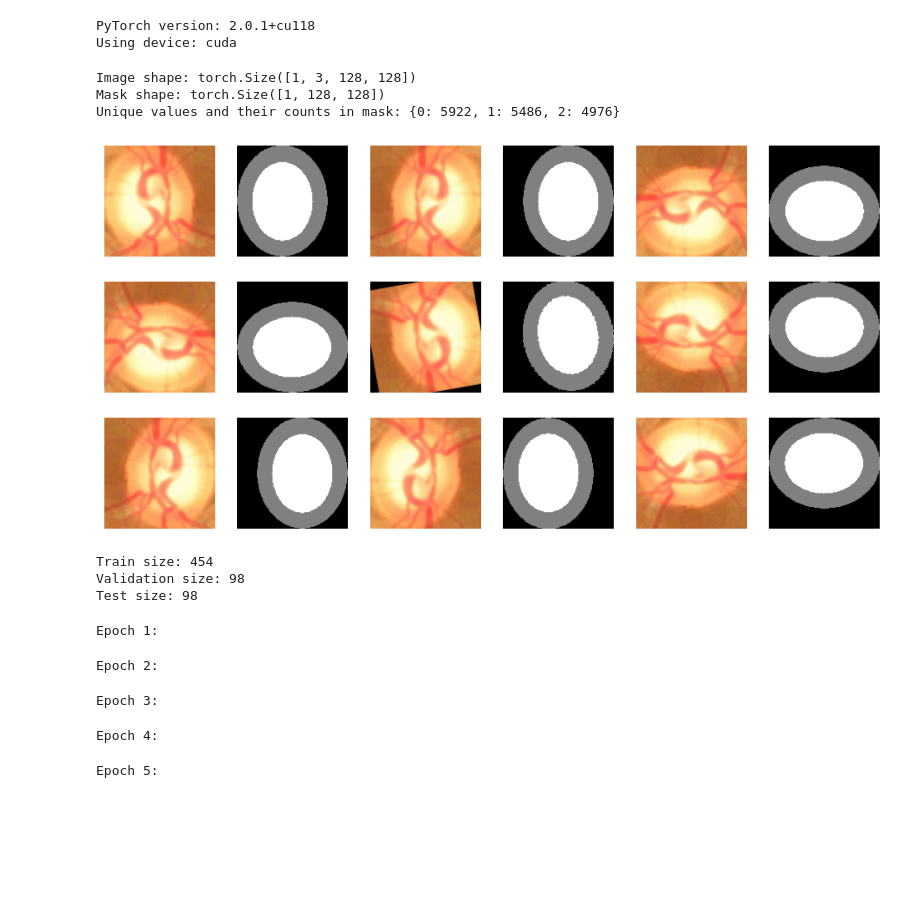
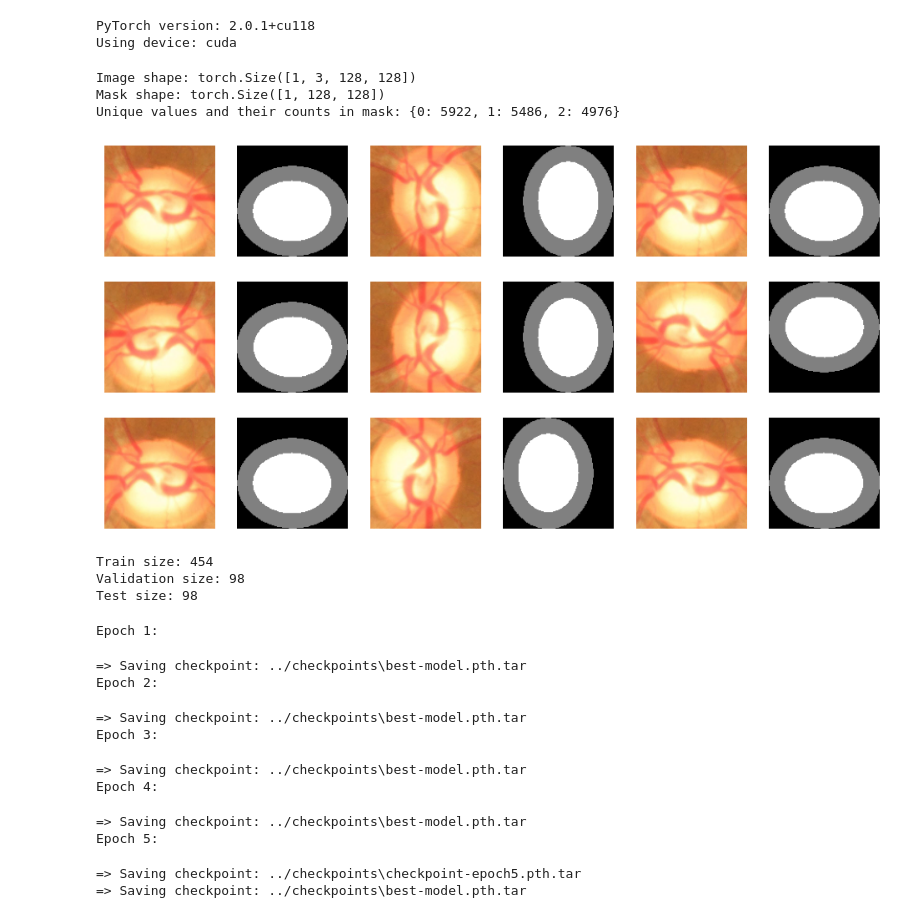
Before and after one commit to AkosKappel/DP-GlaucomaSegmentation, a Jupyter notebook: training/basic_unet.ipynb, the cells around one changed output. Drawn from its saved outputs; the diff is of its cells as text; code cells hidden in the pictures; blank space fills up the shorter version.

Commit message:
add early stopping and checkpoints

```diff
--- a/training/basic_unet.ipynb
+++ b/training/basic_unet.ipynb
@@ -19,15 +20,21 @@ from utils.metrics import *
 # %%
 IMAGE_DIR = '../data/ORIGA/Images_Cropped'
 MASK_DIR = '../data/ORIGA/Masks_Cropped'
-IMAGE_HEIGHT = 128
-IMAGE_WIDTH = 128
+IMAGE_HEIGHT, IMAGE_WIDTH = 128, 128
 BATCH_SIZE = 4
 LEARNING_RATE = 1e-4
 EPOCHS = 5
+LAYERS = [32, 64, 128, 256]
 DEVICE = 'cuda' if torch.cuda.is_available() else 'cpu'
-LOAD_MODEL = False
 PIN_MEMORY = True if DEVICE == 'cuda' else False
+LOAD_MODEL = ''
 USE_WANDB = False
+
+CLASS_LABELS = {
+    0: 'Background',
+    1: 'Optic Disc',
+    2: 'Optic Cup',
+}
 
 print(f'PyTorch version: {torch.__version__}')
 print(f'Using device: {DEVICE}')
@@ -49,39 +60,41 @@ if USE_WANDB:
 # %%
 example_ds = OrigaDataset(IMAGE_DIR, MASK_DIR, os.listdir(IMAGE_DIR)[:1], A.Compose([
     A.Resize(height=IMAGE_HEIGHT, width=IMAGE_WIDTH),
     A.HorizontalFlip(p=0.5),
     A.VerticalFlip(p=0.5),
     A.RandomRotate90(p=1.0),  # rotate by 0, 90, 180, or 270 degrees
-    A.Rotate(limit=30, p=0.33, border_mode=cv.BORDER_CONSTANT),
-    A.Normalize(mean=[0.0, 0.0, 0.0], std=[1.0, 1.0, 1.0]),
+    # A.Rotate(limit=30, p=0.33, border_mode=cv.BORDER_CONSTANT),
+    # A.Normalize(mean=[0.0, 0.0, 0.0], std=[1.0, 1.0, 1.0]),
     ToTensorV2(),
 ]))
 example_loader = DataLoader(example_ds, batch_size=1, shuffle=True)
 
 example_image, example_mask = next(iter(example_loader))
 print(f'Image shape: {example_image.shape}')
 print(f'Mask shape: {example_mask.shape}')
 
 unique, counts = np.unique(example_mask, return_counts=True)
 print(f'Unique values and their counts in mask: {dict(zip(unique, counts))}')
 
 # Plot example augmented images and masks
 fig, ax = plt.subplots(3, 6, figsize=(12, 6))
 ax = ax.ravel()
 for i in range(0, 3 * 6, 2):
-    image, mask = next(iter(example_loader))
-    image = image.squeeze().permute(1, 2, 0).numpy()
-    mask = mask.squeeze().numpy()
+    batch = next(iter(example_loader))
+    images, masks = batch
+    image, mask = images[0], masks[0]
+    image = image.permute(1, 2, 0).numpy()
+    mask = mask.numpy()
     ax[i].imshow(image)
     ax[i].axis('off')
     ax[i + 1].imshow(mask, cmap='gray')
     ax[i + 1].axis('off')
 plt.show()
 # %% [output]
 Image shape: torch.Size([1, 3, 128, 128])
 Mask shape: torch.Size([1, 128, 128])
 Unique values and their counts in mask: {0: 5922, 1: 5486, 2: 4976}
-[figure, old version]
+[figure, new version]
 # %%
 train_transform = A.Compose([
     A.Resize(height=IMAGE_HEIGHT, width=IMAGE_WIDTH),
@@ -267,11 +304,17 @@ if LOAD_MODEL:
 # %%
-hist = train(unet, criterion, optimizer, EPOCHS, DEVICE, train_loader, val_loader, scheduler)
+hist = train(unet, criterion, optimizer, EPOCHS, DEVICE, train_loader, val_loader, scheduler, save_interval=5)
 # %% [output]
 Epoch 1:
+=> Saving checkpoint: ../checkpoints\best-model.pth.tar
 Epoch 2:
+=> Saving checkpoint: ../checkpoints\best-model.pth.tar
 Epoch 3:
+=> Saving checkpoint: ../checkpoints\best-model.pth.tar
 Epoch 4:
+=> Saving checkpoint: ../checkpoints\best-model.pth.tar
 Epoch 5:
+=> Saving checkpoint: ../checkpoints\checkpoint-epoch5.pth.tar
+=> Saving checkpoint: ../checkpoints\best-model.pth.tar
 # %%
 # Plot metrics
 fig, ax = plt.subplots(2, 2, figsize=(10, 6))
```
Also changed, not shown: parts of 10 cells of this notebook, 3 other files.
